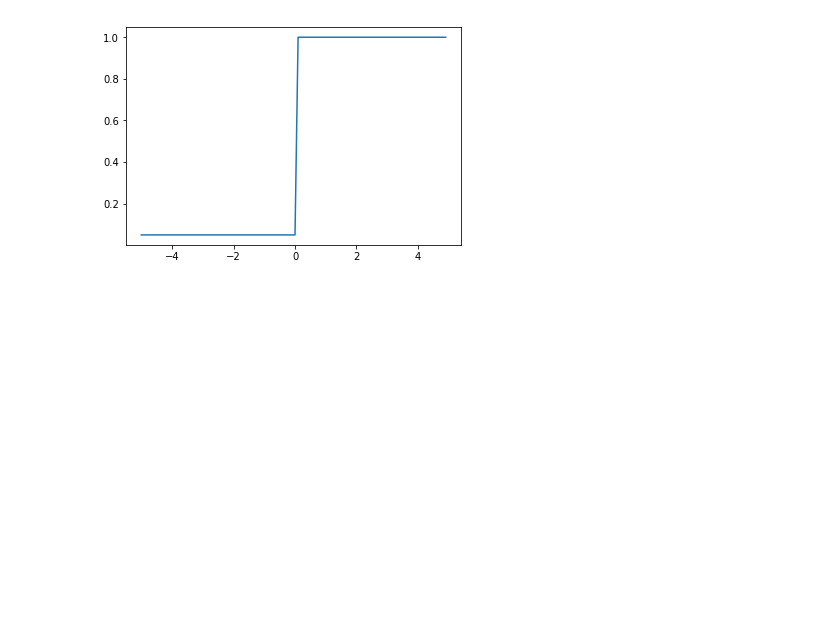
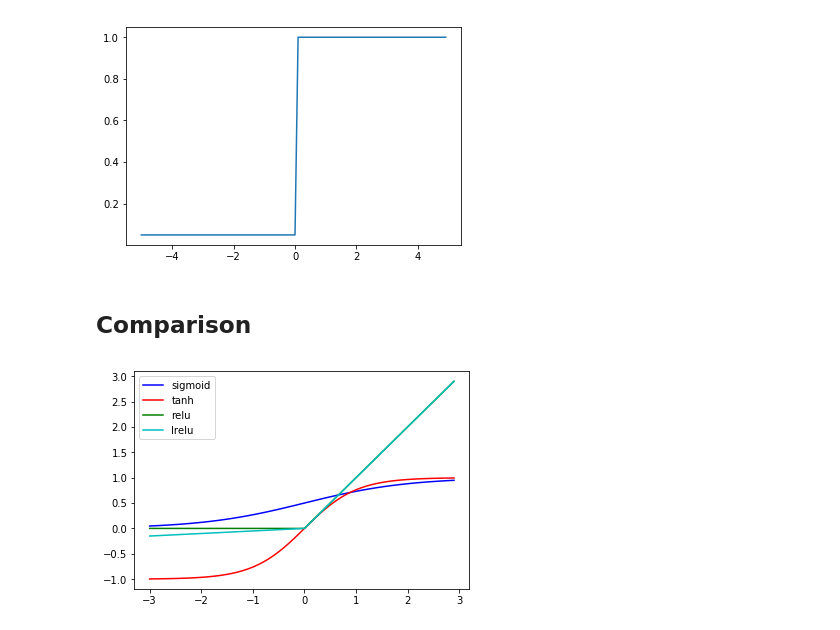
Before and after one commit to takaiwai/deep-learning-for-art-and-design, a Jupyter notebook: 08_3_activation_functions.ipynb, the cells around one changed output. Cells and saved outputs as stored; diff of their text form; code cells hidden in the pictures; blank space fills up the shorter version.

Commit message:
Comparison of activation functions and its derivatives

```diff
--- a/08_3_activation_functions.ipynb
+++ b/08_3_activation_functions.ipynb
@@ -317,3 +317,20 @@ plt.plot(x, y)
 plt.show()
 # %% [output]
 [figure]
+# %% [markdown]
+## Comparison
+# %%
+x = np.arange(-3, 3, 0.1)
+y_sigmoid = sigmoid(x)
+y_tanh = tanh(x)
+y_relu = relu(x)
+y_lrelu = lrelu(x)
+
+plt.plot(x, y_sigmoid, 'b', label='sigmoid')
+plt.plot(x, y_tanh, 'r', label='tanh')
+plt.plot(x, y_relu, 'g', label='relu')
+plt.plot(x, y_lrelu, 'c', label='lrelu')
+plt.legend()
+plt.show()
+# %% [output]
+[figure, added]
```
Also changed, not shown: parts of 6 cells of this notebook.
